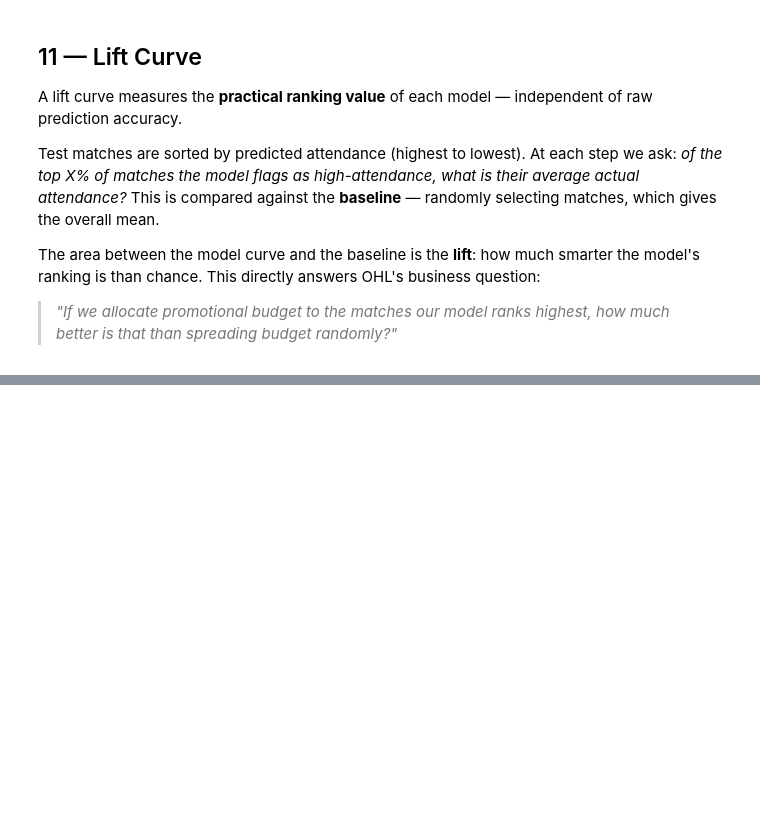
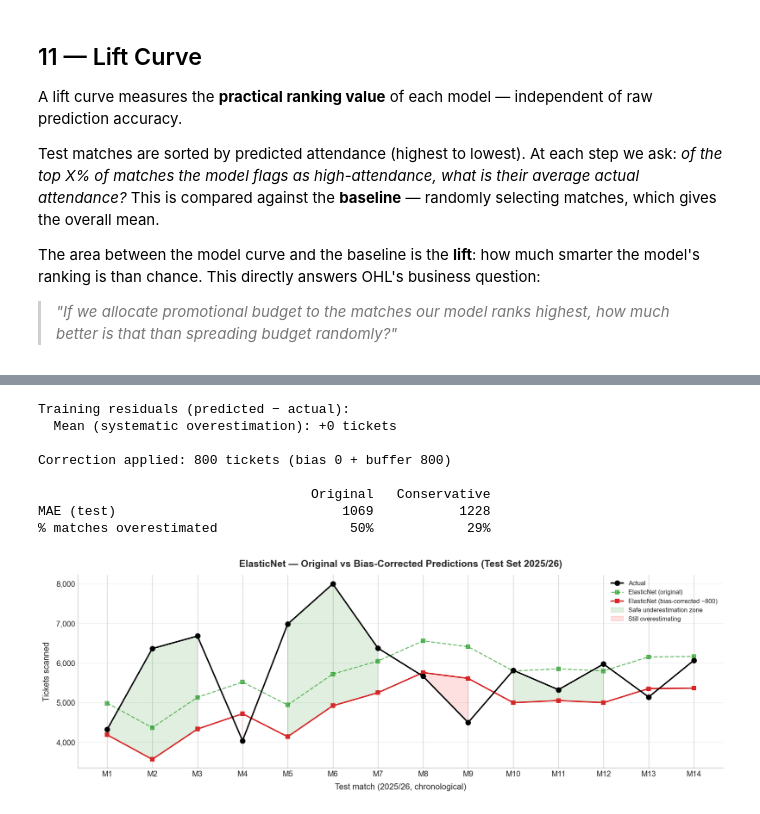
Before and after one commit to lina-belabed/OHL-Matchday-Attendance-Project-Group-12, a Jupyter notebook: notebooks/04_model_training.ipynb, the cells around one changed output, grey strips where cells are left out. Saved outputs shown, nothing was run; the diff lists cells and outputs as text; code cells hidden in the pictures; blank space fills up the shorter version.

Commit message:
Final models with website

```diff
--- a/notebooks/04_model_training.ipynb
+++ b/notebooks/04_model_training.ipynb
@@ -563,0 +599,10 @@ plt.show()
+# %%
+X_red       = model_df[FEATURES_REDUCED].copy().astype(float)
+y_red       = model_df[TARGET].astype(float)
+
+X_red_train = X_red[train_mask].reset_index(drop=True)
+X_red_test  = X_red[test_mask].reset_index(drop=True)
+y_red_train = y_red[train_mask].reset_index(drop=True)
+y_red_test  = y_red[test_mask].reset_index(drop=True)
+
+print(f'Reduced train: {X_red_train.shape}  |  Reduced test: {X_red_test.shape}')
@@ -563,0 +656,57 @@ plt.show()
+# %%
+# Step 1: Quantify systematic overestimation on training data
+train_resid = y_train_pred_el - y_red_train.values  # positive = overestimation
+mean_bias   = train_resid.mean()
+
+print(f'Training residuals (predicted − actual):')
+print(f'  Mean (systematic overestimation): {mean_bias:+.0f} tickets')
+
+# Step 2: Apply correction
+SAFETY_BUFFER    = 800
+correction       = mean_bias + SAFETY_BUFFER
+y_conservative   = y_test_pred_el - correction
+
+orig_mae  = np.abs(y_test_pred_el  - y_red_test.values).mean()
+cons_mae  = np.abs(y_conservative  - y_red_test.values).mean()
+orig_over = (y_test_pred_el  > y_red_test.values).mean() * 100
+cons_over = (y_conservative  > y_red_test.values).mean() * 100
+
+print(f'\nCorrection applied: {correction:.0f} tickets (bias {mean_bias:.0f} + buffer {SAFETY_BUFFER})')
+print(f'\n{"":30s} {"Original":>12} {"Conservative":>14}')
+print(f'{"MAE (test)":30s} {orig_mae:>12.0f} {cons_mae:>14.0f}')
+print(f'{"% matches overestimated":30s} {orig_over:>11.0f}% {cons_over:>13.0f}%')
+
+# Step 3: Plot
+x_idx        = np.arange(len(y_red_test))
+match_labels = [f'M{i+1}' for i in x_idx]
+
+fig, ax = plt.subplots(figsize=(14, 5))
+ax.plot(x_idx, y_red_test.values, 'o-',  color='black',   lw=2,   ms=7,  label='Actual',                  zorder=5)
+ax.plot(x_idx, y_test_pred_el,    's--', color='#2ca02c', lw=1.5, ms=5,  label='ElasticNet (original)',    alpha=0.7)
+ax.plot(x_idx, y_conservative,    's-',  color='#d62728', lw=2,   ms=6,  label=f'ElasticNet (bias-corrected −{correction:.0f})')
+ax.fill_between(x_idx, y_conservative, y_red_test.values,
+                where=(y_conservative < y_red_test.values),
+                alpha=0.12, color='green', label='Safe underestimation zone')
+ax.fill_between(x_idx, y_conservative, y_red_test.values,
+                where=(y_conservative >= y_red_test.values),
+                alpha=0.12, color='red', label='Still overestimating')
+ax.set_xticks(x_idx)
+ax.set_xticklabels(match_labels)
+ax.set_xlabel('Test match (2025/26, chronological)')
+ax.set_ylabel('Tickets scanned')
+ax.set_title('ElasticNet — Original vs Bias-Corrected Predictions (Test Set 2025/26)')
+ax.yaxis.set_major_formatter(mticker.FuncFormatter(lambda v, _: f'{int(v):,}'))
+ax.legend(fontsize=9)
+ax.grid(axis='y', alpha=0.3)
+plt.tight_layout()
+plt.show()
+# %% [output]
+Training residuals (predicted − actual):
+  Mean (systematic overestimation): +0 tickets
+
+Correction applied: 800 tickets (bias 0 + buffer 800)
+
+                                   Original   Conservative
+MAE (test)                             1069           1228
+% matches overestimated                 50%            29%
+[figure, added]
```
Also changed, not shown: parts of 22 cells of this notebook, 6 other files.
